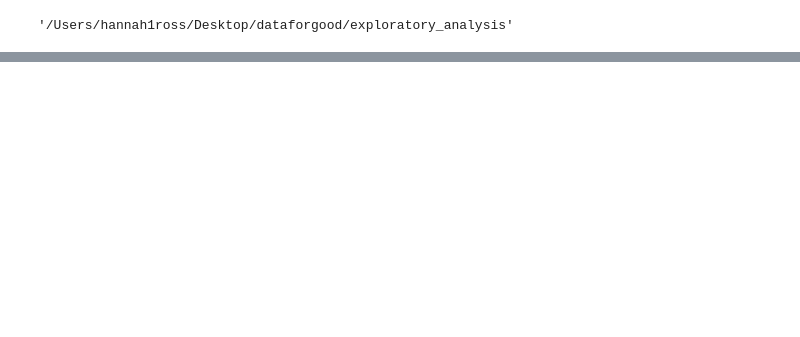
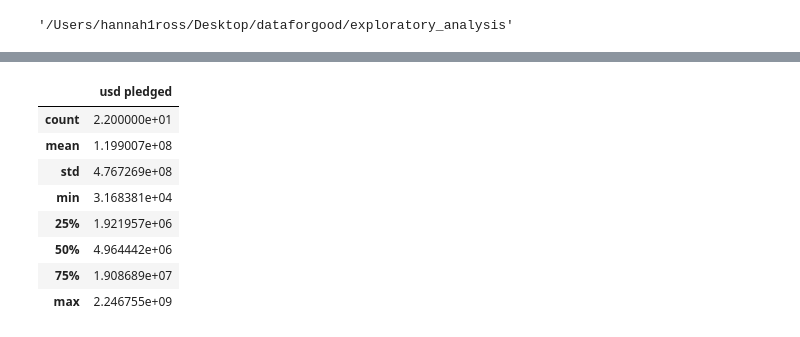
Before and after one commit to hannah-ross/dataforgood, a Jupyter notebook: exploratory_analysis/exploring_Hannah.ipynb, the cells around one changed output, grey strips where cells are left out. Drawn from its saved outputs; the diff is of its cells as text; code cells hidden in the pictures; blank space fills up the shorter version.

```diff
--- a/exploratory_analysis/exploring_Hannah.ipynb
+++ b/exploratory_analysis/exploring_Hannah.ipynb
@@ -20,0 +339,4 @@ data.head()
+# %%
+vals = pd.DataFrame(d.groupby('country')['usd pledged'].sum())
+# %%
+vals.index = convert_dict[k#.reset_index(convert_dict)
@@ -20,0 +347,2 @@ data.head()
+# %%
+vals.index = [convert_dict[i] for i in vals.index]
@@ -20,0 +389,14 @@ data.head()
+# %%
+vals=vals.reindex(three_dig_codes)
+# %%
+vals.describe()
+# %% [output]
+|  | usd pledged |
+| count | 2.200000e+01 |
+| mean | 1.199007e+08 |
+| std | 4.767269e+08 |
+| min | 3.168381e+04 |
+| 25% | 1.921957e+06 |
+| 50% | 4.964442e+06 |
+| 75% | 1.908689e+07 |
+| max | 2.246755e+09 |
```
Also changed, not shown: parts of 49 cells of this notebook.
